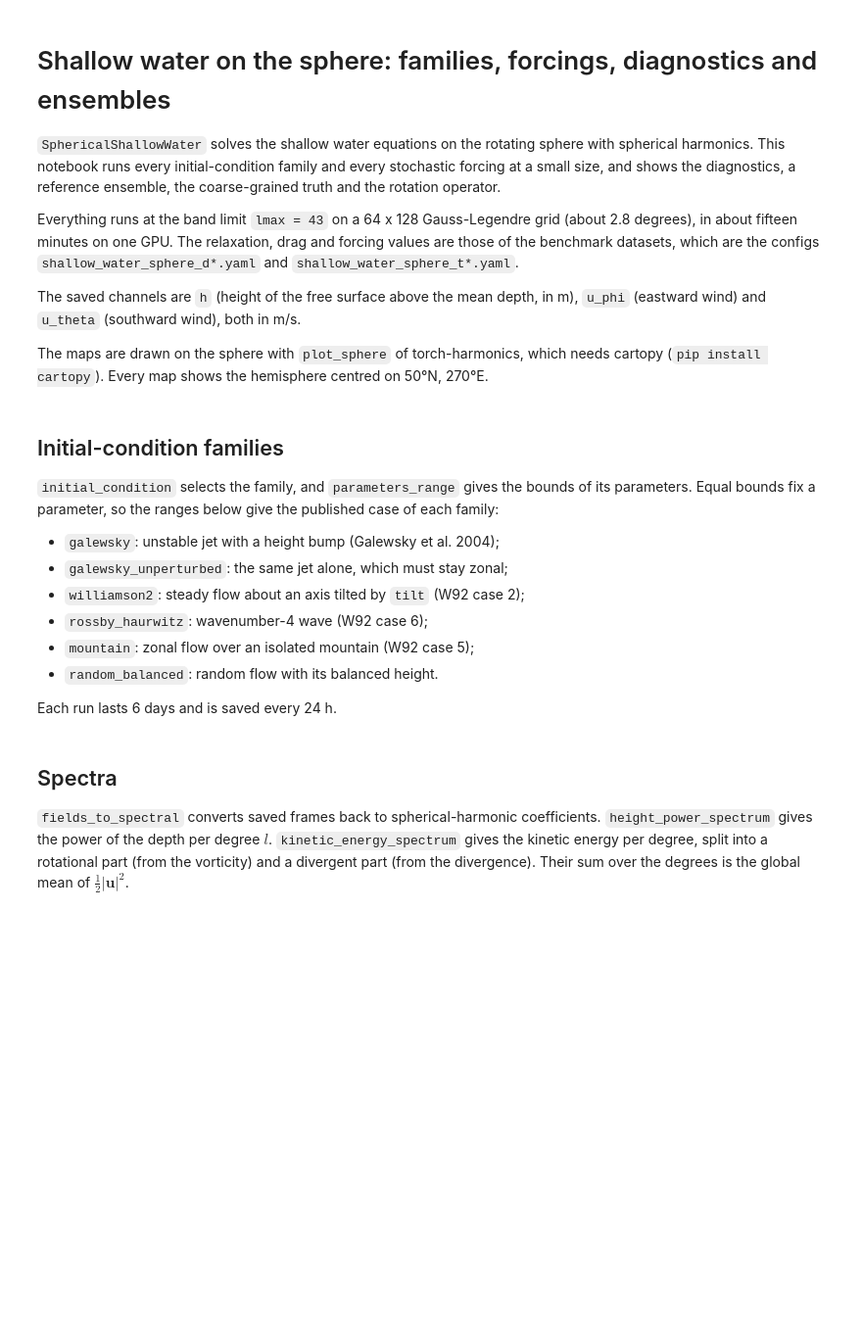
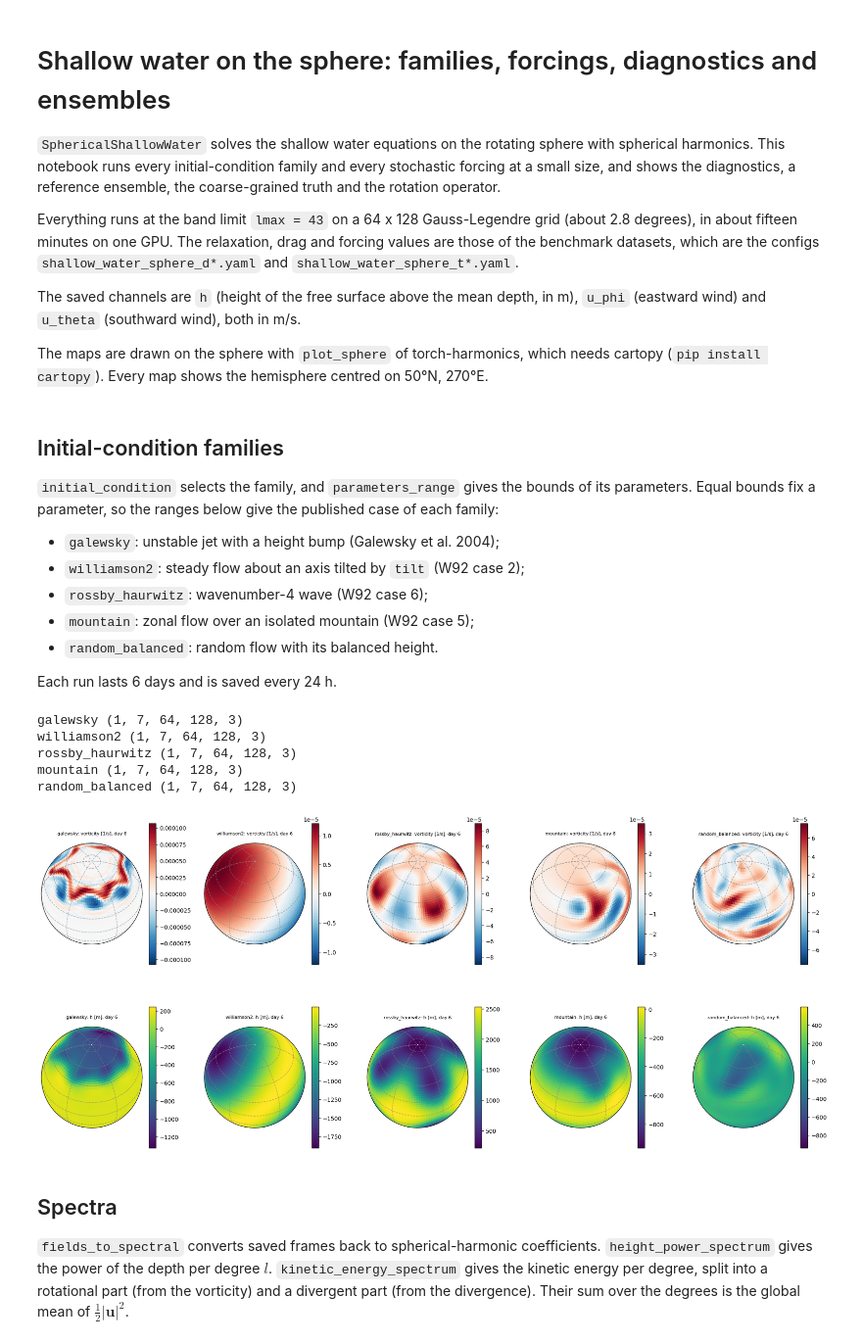
Before and after one commit to alan-turing-institute/autosim, a Jupyter notebook: examples/experimental/01_05_spherical_shallow_water_benchmark.ipynb, the cells around one changed output. Shown at 98% size. Saved outputs shown, nothing was run; the diff lists cells and outputs as text; code cells hidden in the pictures; blank space fills up the shorter version.

Commit message:
Update notebook and remove galewsky_unperturbed

```diff
--- a/examples/experimental/01_05_spherical_shallow_water_benchmark.ipynb
+++ b/examples/experimental/01_05_spherical_shallow_water_benchmark.ipynb
@@ -49,7 +49,6 @@ view_longitude = 270.0  # [deg]
 `initial_condition` selects the family, and `parameters_range` gives the bounds of its parameters. Equal bounds fix a parameter, so the ranges below give the published case of each family:
 
 - `galewsky`: unstable jet with a height bump (Galewsky et al. 2004);
-- `galewsky_unperturbed`: the same jet alone, which must stay zonal;
 - `williamson2`: steady flow about an axis tilted by `tilt` (W92 case 2);
 - `rossby_haurwitz`: wavenumber-4 wave (W92 case 6);
 - `mountain`: zonal flow over an isolated mountain (W92 case 5);
@@ -71,15 +70,6 @@ simulators["galewsky"] = SphericalShallowWater(
         "perturbation_lon": (math.pi, math.pi),
         "perturbation_lat": (math.pi / 4, math.pi / 4),
     },
-)
-
-simulators["galewsky_unperturbed"] = SphericalShallowWater(
-    lmax=lmax, nlat=nlat, nlon=nlon,
-    T=144.0, dt_save=24.0, skip_nt=0,
-    batch_size=1, device=device, log_level="warning",
-    initial_condition="galewsky_unperturbed",
-    mean_depth=1.0e4,
-    parameters_range={"jet_speed": (80.0, 80.0)},
 )
 
 simulators["williamson2"] = SphericalShallowWater(
@@ -129,31 +119,39 @@ family_runs = {}
 for family in simulators:
     family_runs[family] = simulators[family].forward_samples_spatiotemporal(n=1, random_seed=0)
     print(family, tuple(family_runs[family]["data"].shape))
+# %% [output]
+galewsky (1, 7, 64, 128, 3)
+williamson2 (1, 7, 64, 128, 3)
+rossby_haurwitz (1, 7, 64, 128, 3)
+mountain (1, 7, 64, 128, 3)
+random_balanced (1, 7, 64, 128, 3)
 # %%
-fig = plt.figure(figsize=(24, 9))
-panels = fig.subfigures(2, 6)
+fig = plt.figure(figsize=(20, 9))
+panels = fig.subfigures(2, 5)
 for column, family in enumerate(simulators):
     sim = simulators[family]
     last_frame = family_runs[family]["data"][:, -1]
     state = fields_to_spectral(sim.dynamics, last_frame)
     vorticity = sim.dynamics.to_grid(state[:, 1])[0].cpu()
     height = last_frame[0, :, :, 0]
 
     limit = vorticity.abs().max().item()
     plot_sphere(
         vorticity, fig=panels[0, column], grid=sim.grid,
         projection="orthographic", central_latitude=view_latitude, central_longitude=view_longitude,
         cmap="RdBu_r", vmin=-limit, vmax=limit, colorbar=True, gridlines=True,
         title=family + ": vorticity [1/s], day 6",
     )
     plot_sphere(
         height, fig=panels[1, column], grid=sim.grid,
         projection="orthographic", central_latitude=view_latitude, central_longitude=view_longitude,
         cmap="viridis", colorbar=True, gridlines=True,
         title=family + ": h [m], day 6",
     )
 fig.savefig("figures/benchmark_families.png", dpi=110, bbox_inches="tight")
 plt.show()
+# %% [output]
+[figure, added]
 # %% [markdown]
 ## Spectra
 
```
Also changed, not shown: parts of 18 cells of this notebook, 8 other files.
